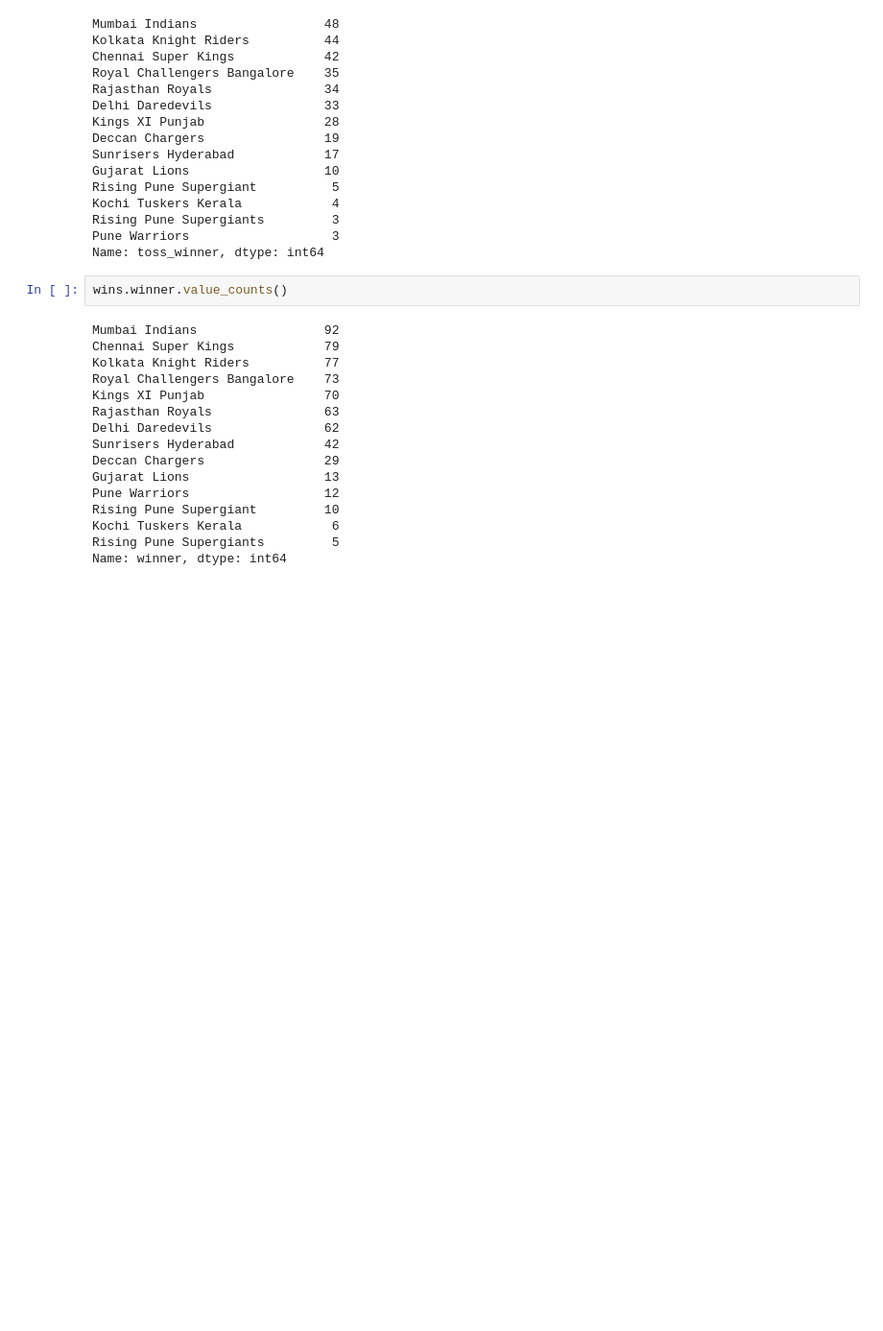
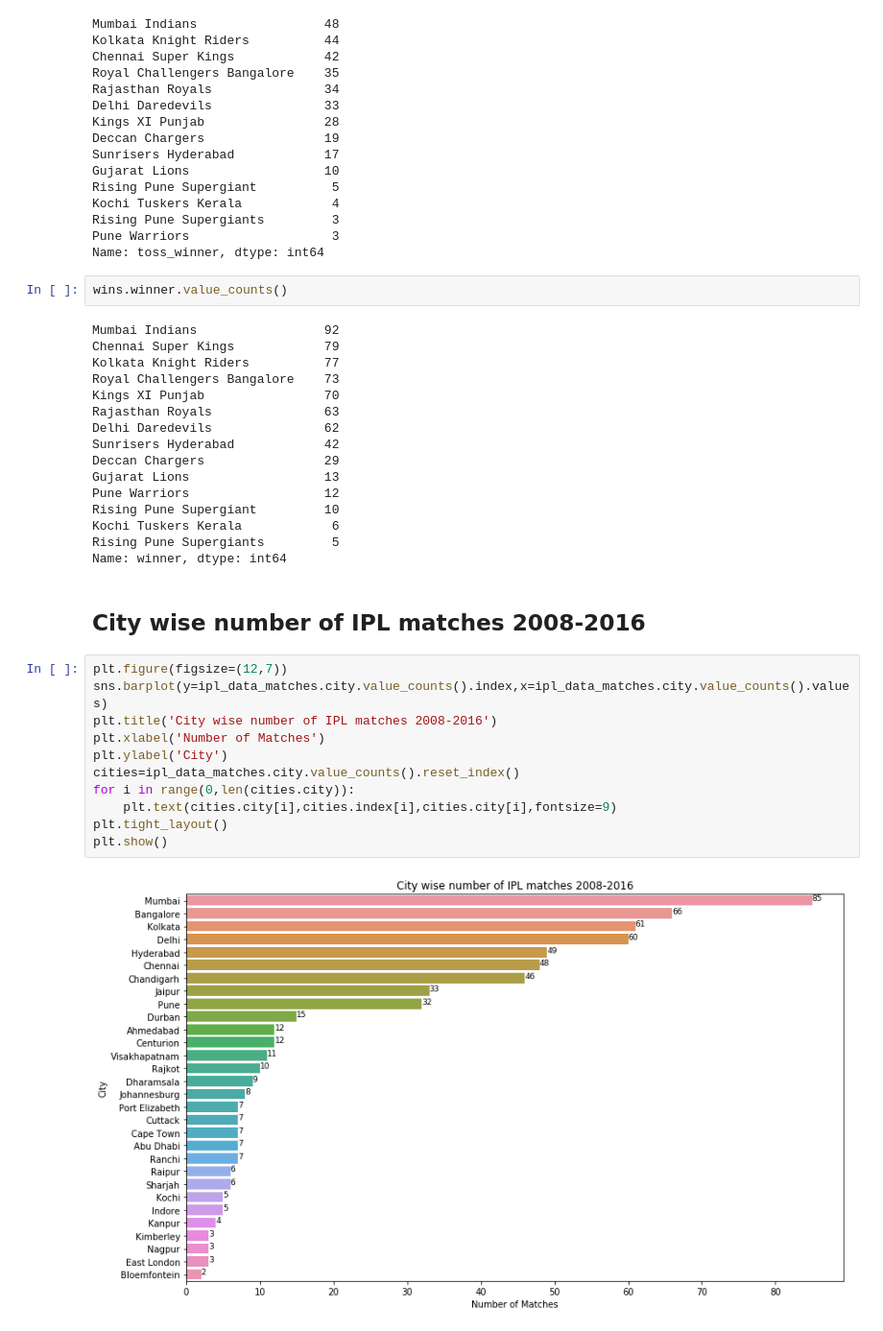
Before and after one commit to vimesh92/EDA-of-IPL-2008-16-Source-Kaggle-, a Jupyter notebook: IPL_Data_EDA.ipynb, the cells around one changed output. Shown at 96% size. Cells and saved outputs as stored; diff of their text form; blank space fills up the shorter version.

```diff
--- a/IPL_Data_EDA.ipynb
+++ b/IPL_Data_EDA.ipynb
@@ -300,3 +315,18 @@ Rising Pune Supergiant         10
 Kochi Tuskers Kerala            6
 Rising Pune Supergiants         5
 Name: winner, dtype: int64
+# %% [markdown]
+## City wise number of IPL matches 2008-2016
+# %%
+plt.figure(figsize=(12,7))
+sns.barplot(y=ipl_data_matches.city.value_counts().index,x=ipl_data_matches.city.value_counts().values)
+plt.title('City wise number of IPL matches 2008-2016')
+plt.xlabel('Number of Matches')
+plt.ylabel('City')
+cities=ipl_data_matches.city.value_counts().reset_index()
+for i in range(0,len(cities.city)):
+    plt.text(cities.city[i],cities.index[i],cities.city[i],fontsize=9)
+plt.tight_layout()
+plt.show()
+# %% [output]
+[figure, added]
```
Also changed, not shown: parts of 5 cells of this notebook.
